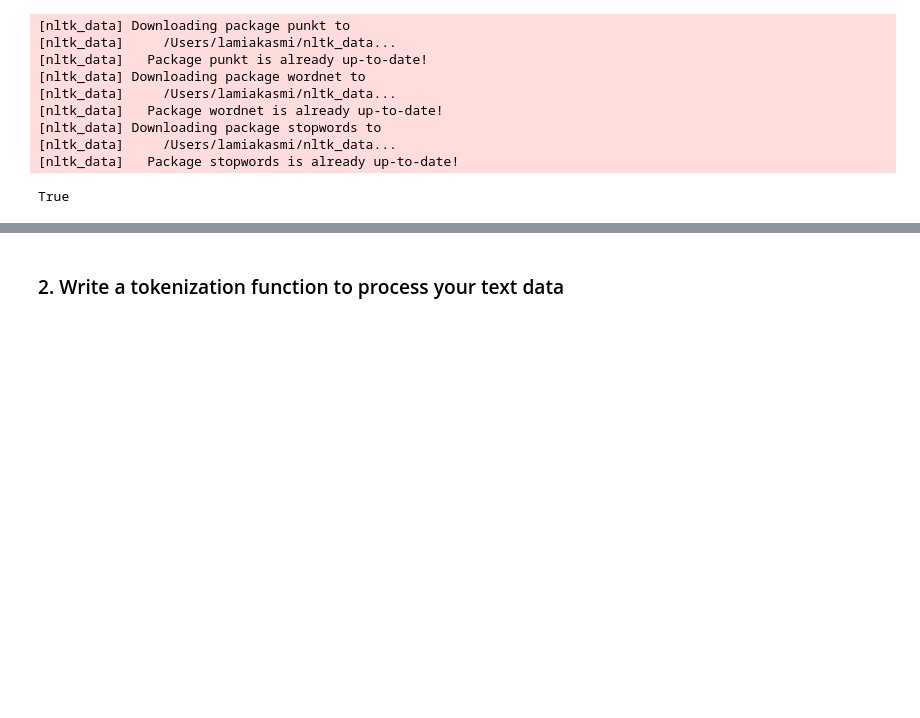
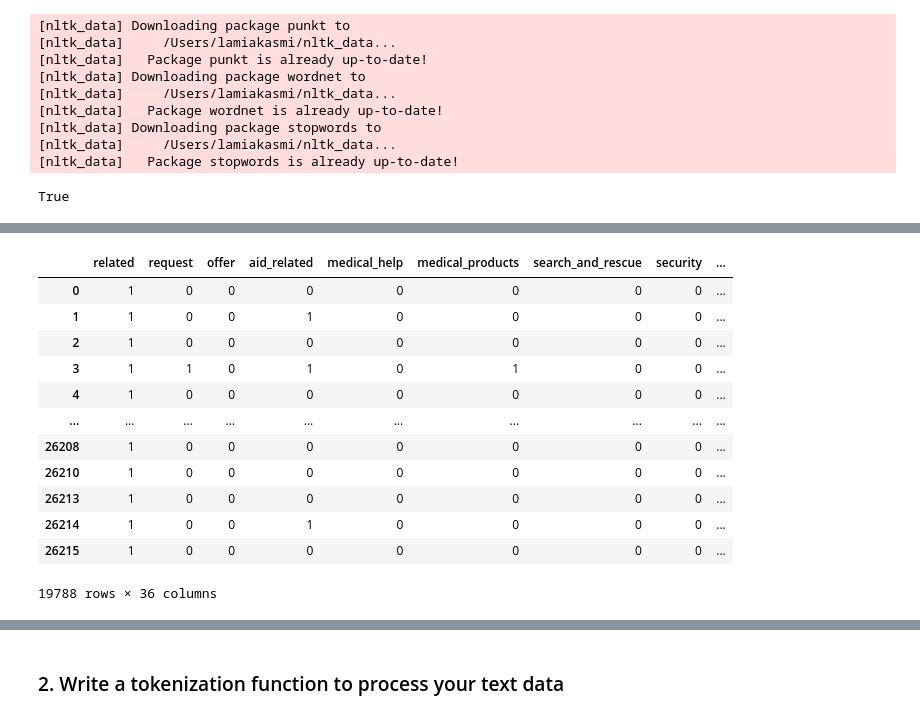
Before and after one commit to Lamiaka/DisasterResponseProject, a Jupyter notebook: jupyter notebooks/ML Pipeline Preparation.ipynb, the cells around one changed output, grey strips where cells are left out. Drawn from its saved outputs; the diff is of its cells as text; code cells hidden in the pictures; blank space fills up the shorter version.

```diff
--- a/jupyter notebooks/ML Pipeline Preparation.ipynb
+++ b/jupyter notebooks/ML Pipeline Preparation.ipynb
@@ -45,0 +135,16 @@ X,Y = load_data()
+# %%
+Y.iloc[remaining_index][Y.iloc[remaining_index]['related']==1]
+# %% [output]
+|  | related | request | offer | aid_related | medical_help | medical_products | search_and_rescue | security | ... |
+| 0 | 1 | 0 | 0 | 0 | 0 | 0 | 0 | 0 | ... |
+| 1 | 1 | 0 | 0 | 1 | 0 | 0 | 0 | 0 | ... |
+| 2 | 1 | 0 | 0 | 0 | 0 | 0 | 0 | 0 | ... |
+| 3 | 1 | 1 | 0 | 1 | 0 | 1 | 0 | 0 | ... |
+| 4 | 1 | 0 | 0 | 0 | 0 | 0 | 0 | 0 | ... |
+| ... | ... | ... | ... | ... | ... | ... | ... | ... | ... |
+| 26208 | 1 | 0 | 0 | 0 | 0 | 0 | 0 | 0 | ... |
+| 26210 | 1 | 0 | 0 | 0 | 0 | 0 | 0 | 0 | ... |
+| 26213 | 1 | 0 | 0 | 0 | 0 | 0 | 0 | 0 | ... |
+| 26214 | 1 | 0 | 0 | 1 | 0 | 0 | 0 | 0 | ... |
+| 26215 | 1 | 0 | 0 | 0 | 0 | 0 | 0 | 0 | ... |
+19788 rows × 36 columns
```
Also changed, not shown: parts of 38 cells of this notebook, 12 other files.
